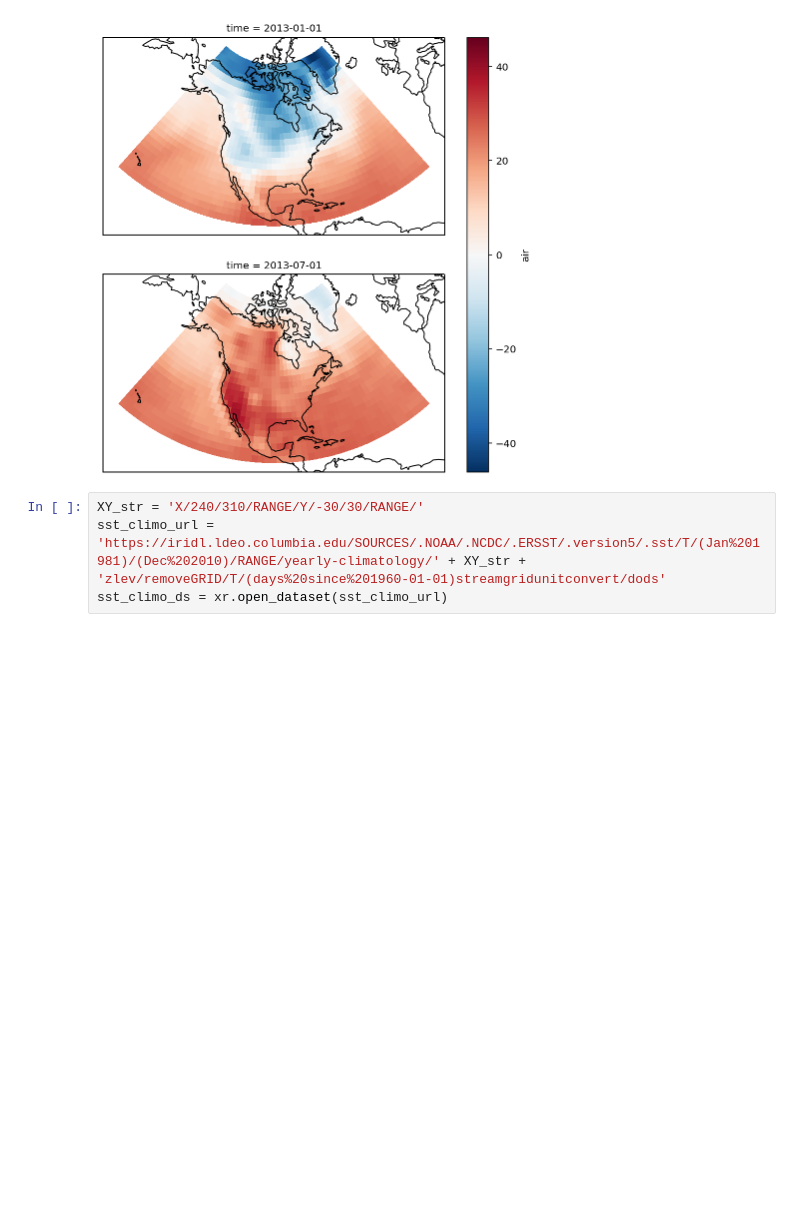
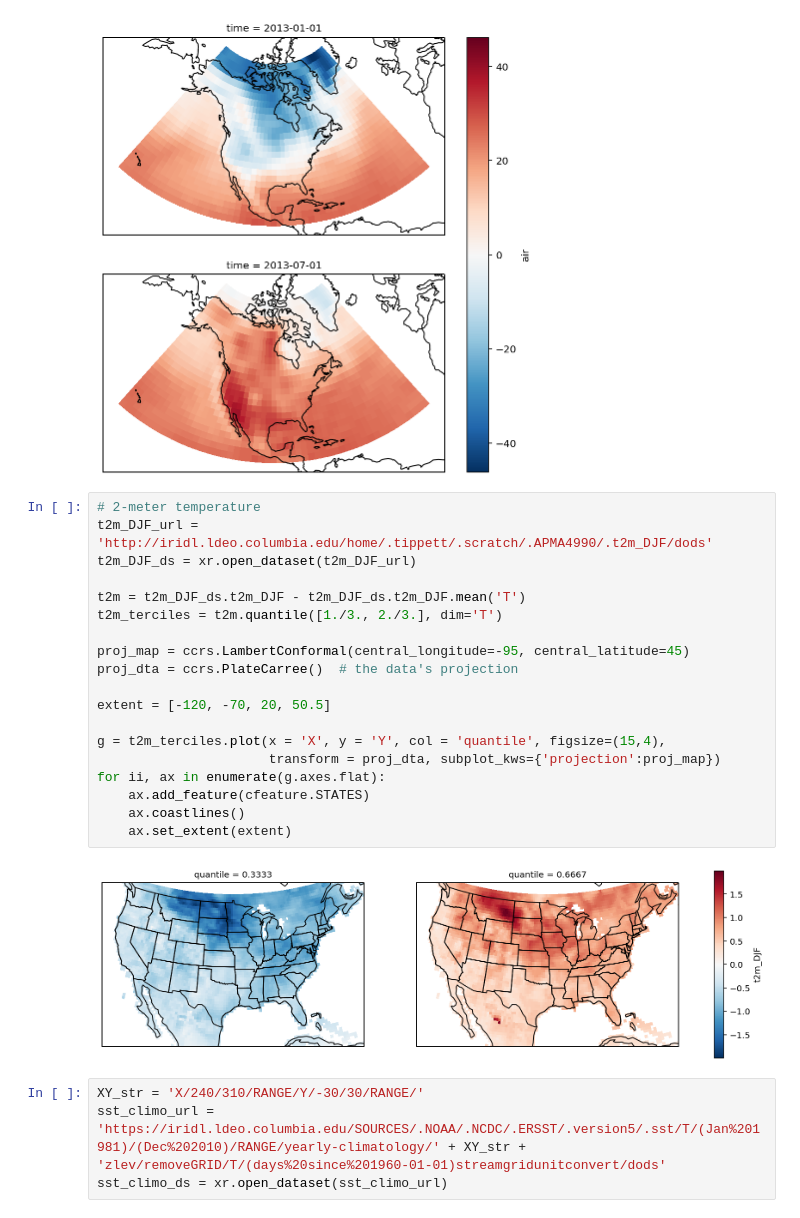
Before and after one commit to mktippett/python-tips-and-tricks, a Jupyter notebook: HOWTOs.ipynb, the cells around one changed output. Drawn from its saved outputs; the diff is of its cells as text; blank space fills up the shorter version.

```diff
--- a/HOWTOs.ipynb
+++ b/HOWTOs.ipynb
@@ -167,6 +245,27 @@ for ii, ax in enumerate(p.axes.flat):
     ax.coastlines()
 # %% [output]
 [figure]
+# %%
+# 2-meter temperature
+t2m_DJF_url = 'http://iridl.ldeo.columbia.edu/home/.tippett/.scratch/.APMA4990/.t2m_DJF/dods'
+t2m_DJF_ds = xr.open_dataset(t2m_DJF_url)
+
+t2m = t2m_DJF_ds.t2m_DJF - t2m_DJF_ds.t2m_DJF.mean('T')
+t2m_terciles = t2m.quantile([1./3., 2./3.], dim='T')
+
+proj_map = ccrs.LambertConformal(central_longitude=-95, central_latitude=45)
+proj_dta = ccrs.PlateCarree()  # the data's projection
+
+extent = [-120, -70, 20, 50.5]
+
+g = t2m_terciles.plot(x = 'X', y = 'Y', col = 'quantile', figsize=(15,4),
+                      transform = proj_dta, subplot_kws={'projection':proj_map})
+for ii, ax in enumerate(g.axes.flat):
+    ax.add_feature(cfeature.STATES)
+    ax.coastlines()
+    ax.set_extent(extent)
+# %% [output]
+[figure, added]
 # %%
 XY_str = 'X/240/310/RANGE/Y/-30/30/RANGE/'
 sst_climo_url = 'https://iridl.ldeo.columbia.edu/SOURCES/.NOAA/.NCDC/.ERSST/.version5/.sst/T/(Jan%201981)/(Dec%202010)/RANGE/yearly-climatology/' + XY_str + 'zlev/removeGRID/T/(days%20since%201960-01-01)streamgridunitconvert/dods'
```
Also changed, not shown: parts of 32 cells of this notebook.
